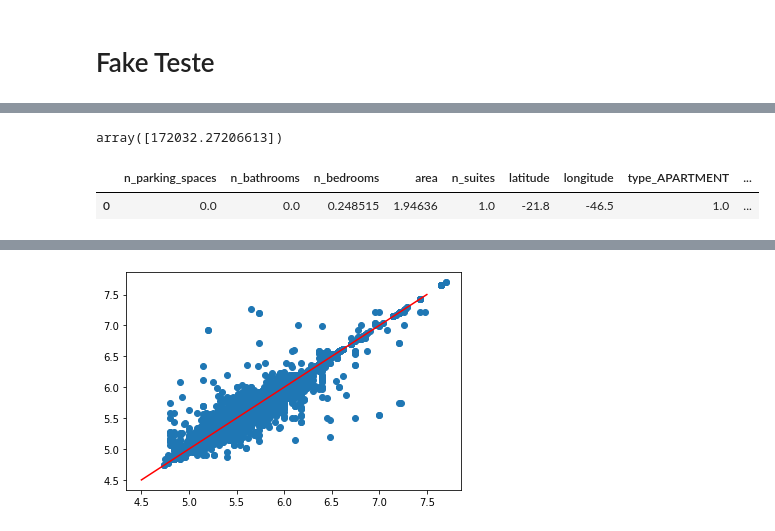
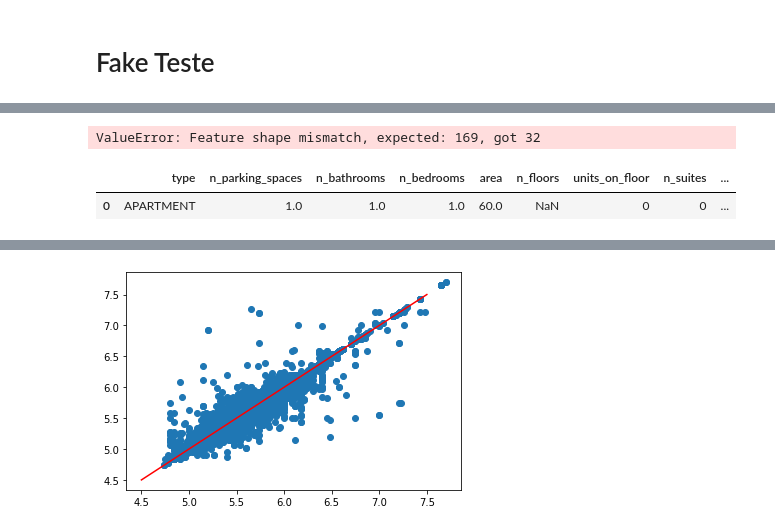
Before and after one commit to emdemor/model-pc-house-prices, a Jupyter notebook: main.ipynb, the cells around one changed output, grey strips where cells are left out. Drawn from its saved outputs; the diff is of its cells as text; code cells hidden in the pictures.

```diff
--- a/main.ipynb
+++ b/main.ipynb
@@ -105,0 +172,22 @@ temp
+# %%
+# Getting data information
+data_config = get_config(filename="config/data_path.yaml")
+features_config = get_config(filename="config/features.yaml")
+
+# Construct the dataset
+raw_scrapped_features, y = get_train_dataset(data_config, extract_data=False)
+raw_scrapped_features = add_external_data(raw_scrapped_features, data_config)
+
+X = build_features(raw_scrapped_features)
+X = neighbors_one_hot_encode(X)
+
+# # Splitting in train and test
+# X_train, X_test, y_train, y_test = train_test_split(X,y,test_size=0.25, random_state=42)
+
+# # Train preprocessor
+# preprocessor = PreProcessor(features_config)
+# preprocessor.fit(X_train, y_train)
+
+# # Tranforming features
+# X_train = preprocessor.transform(X_train)
+# X_test = preprocessor.transform(X_test)
@@ -106,8 +241,6 @@ temp
 # %%
+from src.model.data import sanitize_features
 fake_data = {
-    'id': 44,
-    'search_id': '2504064790__2021_06_04_00_23_44',
-    'id_zap': '2504064790',
     'type': 'APARTMENT',
     'n_parking_spaces': 1,
     'n_bathrooms': 1,
@@ -130,17 +263,21 @@ fake_data = {
     'search_date': '2022-06-04'
 }
 
-x, *_ = build_features(pd.DataFrame([fake_data]))
+fake_features = pd.DataFrame([fake_data])
+fake_features = sanitize_features(fake_features)
+fake_features = add_external_data(fake_features, data_config)
+
+x = build_features(fake_features)
 x = preprocessor.transform(x)
 
-10**model.predict(x)
+model.predict(x)
 # %% [output]
-array([172032.27206613])
+ValueError: Feature shape mismatch, expected: 169, got 32
 # %%
-x
+fake_features
 # %% [output]
-|  | n_parking_spaces | n_bathrooms | n_bedrooms | area | n_suites | latitude | longitude | type_APARTMENT | ... |
-| 0 | 0.0 | 0.0 | 0.248515 | 1.94636 | 1.0 | -21.8 | -46.5 | 1.0 | ... |
+|  | type | n_parking_spaces | n_bathrooms | n_bedrooms | area | n_floors | units_on_floor | n_suites | ... |
+| 0 | APARTMENT | 1.0 | 1.0 | 1.0 | 60.0 | NaN | 0 | 0 | ... |
 # %%
 # %% [output]
 |  | id | search_id | id_zap | type | n_parking_spaces | n_bathrooms | n_bedrooms | area | n_floors | ... |
```
Also changed, not shown: parts of 13 cells of this notebook, 1 other file.
